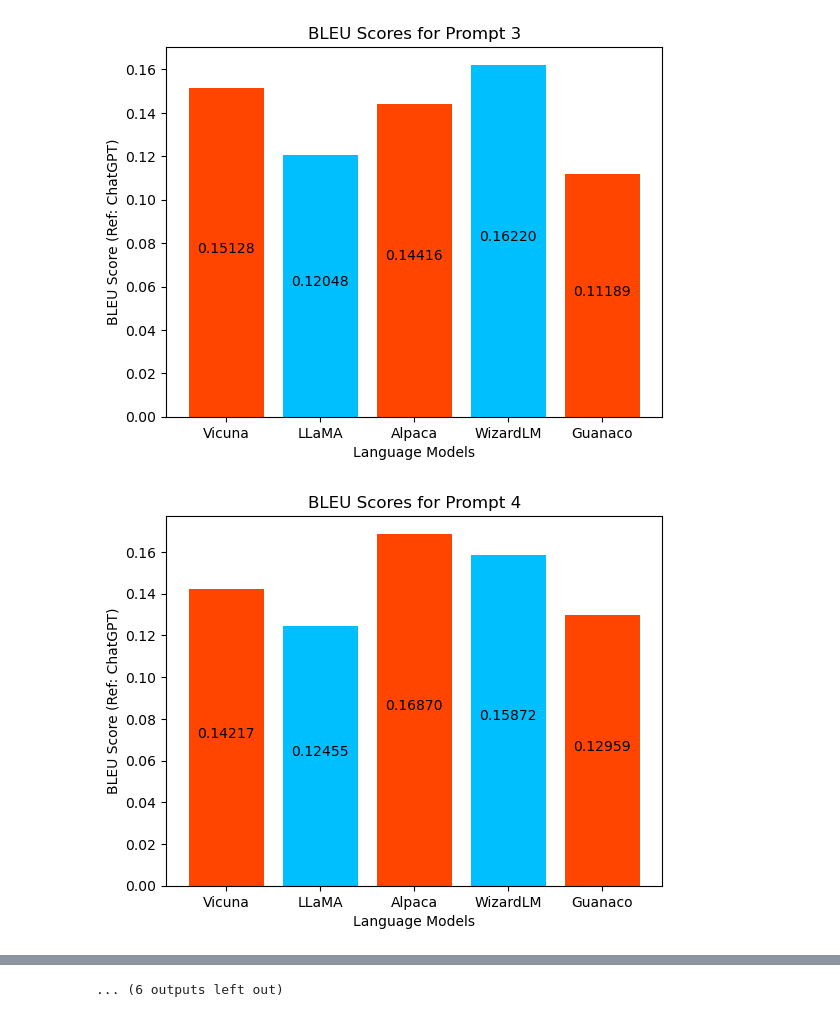
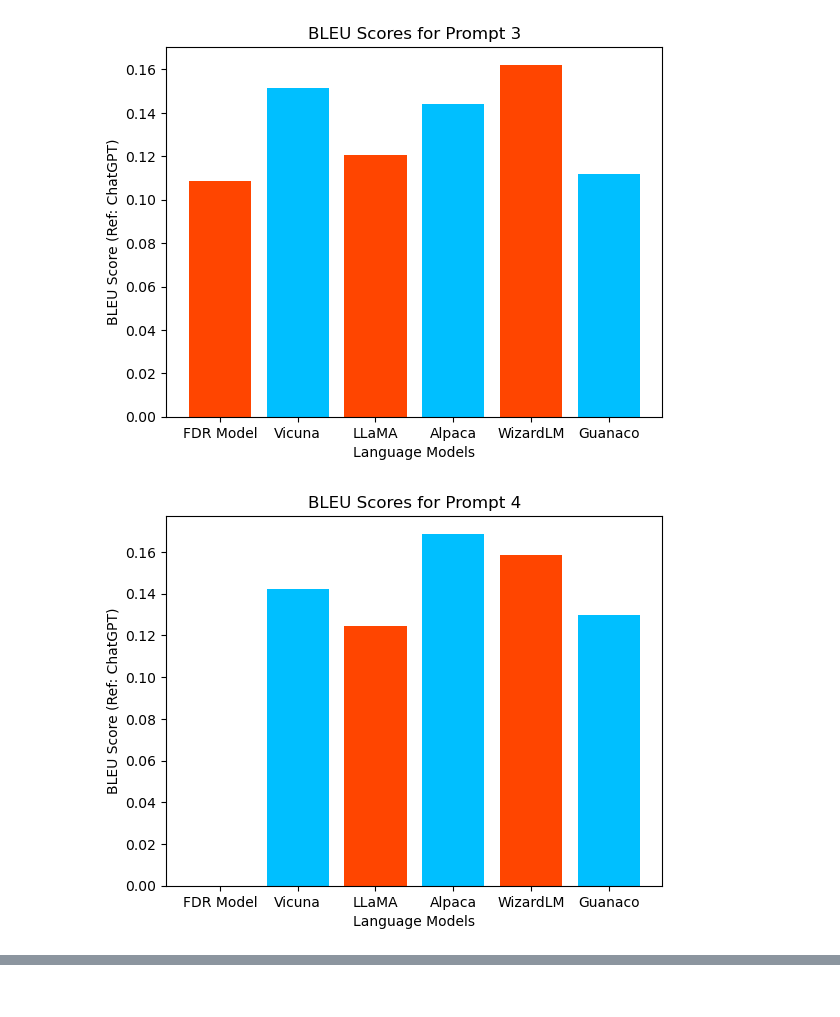
Before and after one commit to SiddhartaDutta/Language-Model-Evaluation-Scripts, a Jupyter notebook: bleu.ipynb, the cells around one changed output, grey strips where cells are left out. Cells and saved outputs as stored; diff of their text form; code cells hidden in the pictures.

Commit message:
Added FDR Model

```diff
--- a/bleu.ipynb
+++ b/bleu.ipynb
@@ -74,7 +74,18 @@ for file in guanacoPaths:
 
 os.chdir('..')
 
+    # Load FDR Model data
+os.chdir('FDR Model/')
+FDRPaths = os.listdir()
+FDRPaths.sort()
+
+FDRCandidates = []
+for file in FDRPaths:
+    FDRCandidates.append(getText(file))
+
 os.chdir('..')
+
+os.chdir('..')
 # %%
 # Load all reference data
 
@@ -87,9 +98,10 @@ vicunaScores = []
 alpacaScores = []
 wizardScores = []
 guanacoScores = []
+FDRScores = []
 
 reference = []
-for file, index in zip(referencePaths, range(len(referencePaths))):
+for file, index in zip(referencePaths, range(10)):
     reference = getText(file).split()
 
     print('Prompt {}: '.format(index))
@@ -109,6 +121,9 @@ for file, index in zip(referencePaths, range(len(referencePaths))):
     guanacoScores.append(sentence_bleu(reference, guanacoCandidates[index]))
     print('Score Guanaco: {}'.format(guanacoScores[index]))
 
+    FDRScores.append(sentence_bleu(reference, FDRCandidates[index]))
+    print('Score FDR Model: {}'.format(FDRScores[index]))
+
     print()
 
     # Go back
@@ -134,25 +151,25 @@ Score Guanaco: 0.13086999947464906
 # %%
 # Graph Generation
 
-length = range(5)
+length = range(6)
 left = []
 for index in length:
     left.append(index + 1)
 
-for index in range(18):
+for index in range(10):
 
     # Data points
-    data = [vicunaScores[index], llamaScores[index], alpacaScores[index], wizardScores[index], guanacoScores[index]]
+    data = [FDRScores[index], vicunaScores[index], llamaScores[index], alpacaScores[index], wizardScores[index], guanacoScores[index]]
 
     # Data labels
-    labels = ['Vicuna', 'LLaMA', 'Alpaca', 'WizardLM', 'Guanaco']
+    labels = ['FDR Model', 'Vicuna', 'LLaMA', 'Alpaca', 'WizardLM', 'Guanaco']
 
     # Draw bars
     plt.bar(left, data, tick_label = labels, width = 0.8, color = ['orangered', 'deepskyblue'])
 
     # Bar labels
-    for i in range(len(labels)):
-        plt.text(i + 1, data[i]/2, '%.5f' % data[i], ha = 'center')
+    # for i in range(len(labels)):
+    #     plt.text(i + 1, data[i]/2, '%.5f' % data[i], ha = 'center')
 
     # x-axis label
     plt.xlabel('Language Models')
@@ -165,4 +182,36 @@ for index in range(18):
 
     # Show graph
     plt.show()
+
+# Generate avg
+
+fdrSum = 0
+vicunaSum = 0
+llamaSum = 0
+alpacaSum = 0
+wizardSum = 0
+guanacoSum = 0
+
+for index in range(10):
+    fdrSum += FDRScores[index]
+    vicunaSum += vicunaScores[index]
+    llamaSum += llamaScores[index]
+    alpacaSum += alpacaScores[index]
+    wizardSum += wizardScores[index]
+    guanacoSum += guanacoScores[index]
+
+data = [fdrSum/10, vicunaSum/10, llamaSum/10, alpacaSum/10, wizardSum/10, guanacoSum/10]
+labels = ['FDR Model', 'Vicuna', 'LLaMA', 'Alpaca', 'WizardLM', 'Guanaco']
+plt.bar(left, data, tick_label = labels, width = 0.8, color = ['orangered', 'deepskyblue'])
+# x-axis label
+plt.xlabel('Language Models')
+
+# y-axis label
+plt.ylabel('Avg BLEU Score (Ref: ChatGPT)')
+
+# Graph title
+plt.title('Average BLEU Scores Across All Prompts')
+
+# Show graph
+plt.show()
 # %% [output]
@@ -171,2 +220,2 @@ for index in range(18):
-[figure, old version]
+[figure, new version]
-[figure, old version]
+[figure, new version]
@@ -181 +228,0 @@ for index in range(18):
-... (6 outputs left out)
```
Also changed, not shown: parts of 3 cells of this notebook, 12 other files.
